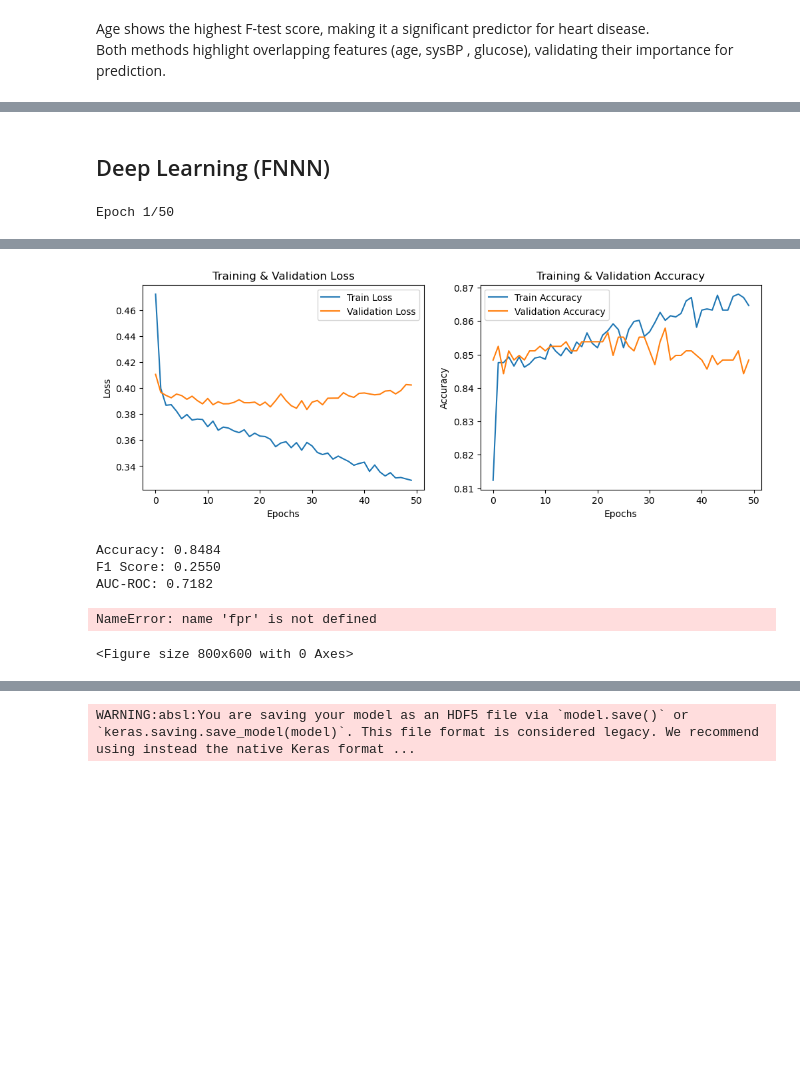
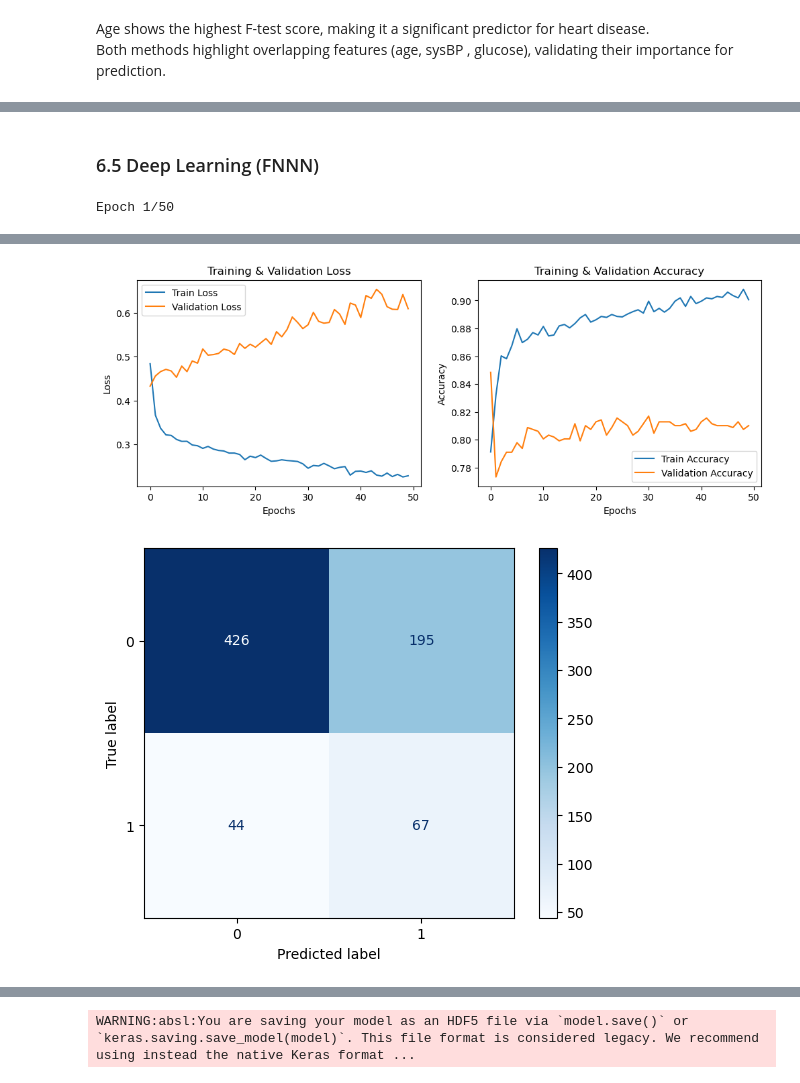
Before and after one commit to fzi2000/Dissertation_HeartDisease, a Jupyter notebook: code/python/Framingham Code.ipynb, the cells around one changed output, grey strips where cells are left out. Saved outputs shown, nothing was run; the diff lists cells and outputs as text; code cells hidden in the pictures; blank space fills up the shorter version.

```diff
--- a/code/python/Framingham Code.ipynb
+++ b/code/python/Framingham Code.ipynb
@@ -316,15 +345,26 @@ Hence, the remaning number of rows is 297.
 # %%
+
 # Separate features and target variable
 X = heart_data.drop(columns=["TenYearCHD"]) #Features
 y = heart_data["TenYearCHD"] # target
 
+
+# Split data into training and testing sets
+X_train, X_test, y_train, y_test = train_test_split(X, y, test_size=0.2, random_state=42, stratify=y)
+
+# Compute class weights dynamically
+class_weights = compute_class_weight("balanced", classes=np.unique(y_train), y=y_train)
+class_weights_dict = {0: class_weights[0], 1: class_weights[1]}
+
+
 # Standardize continuous variables
 scaler = StandardScaler()
-X_scaled = scaler.fit_transform(X)
+X_train = scaler.fit_transform(X_train)
+X_test = scaler.transform(X_test)
+joblib.dump(scaler, "model/scaler_framingham.pkl")
 
-# Split data into training and testing sets
-X_train, X_test, y_train, y_test = train_test_split(X_scaled, y, test_size=0.2, random_state=42, stratify=y)
-joblib.dump(scaler, "model/scaler_framingham.pkl")
+# K-Fold Cross-Validation
+cv = StratifiedKFold(n_splits=5, shuffle=True, random_state=42)
 
 # Output Dataset Shapes
 print("Full Dataset Shape:", X.shape)
@@ -613,27 +1269,13 @@ Decision Tree Rules:
 # %% [markdown]
-## Deep Learning (FNNN)
+### 6.5 Deep Learning (FNNN)
 # %%
-import tensorflow as tf
-from tensorflow.keras.models import Sequential
-from tensorflow.keras.layers import Dense, Dropout, BatchNormalization
-from tensorflow.keras.optimizers import Adam
-from sklearn.metrics import roc_auc_score, f1_score, accuracy_score, roc_curve
-import numpy as np
-import matplotlib.pyplot as plt
-
-import tensorflow as tf
-from tensorflow import keras
-from tensorflow.keras.models import Sequential
-from tensorflow.keras.layers import Dense, Dropout
-from tensorflow.keras.optimizers import Adam
-from sklearn.metrics import roc_auc_score, f1_score, classification_report
-import pandas as pd
-
 # Define the Feedforward Neural Network (FNN) model
 def create_fnn_model(input_shape):
     model = Sequential([
         Dense(128, activation='relu', input_shape=(input_shape,)),
         Dropout(0.2),  # Regularization to prevent overfitting
+        Dense(64, activation='relu'),
+        Dropout(0.2),
         Dense(64, activation='relu'),
         Dropout(0.2),
         Dense(64, activation='relu'),
@@ -703,20 +1345,8 @@ auc_roc_fnn = roc_auc_score(y_test, y_pred_prob)
 
 # Compute ROC Curve
 fpr_fnn, tpr_fnn, _ = roc_curve(y_test, y_pred_prob)
-
-# Print metrics
-print(f"Accuracy: {accuracy_fnn:.4f}")
-print(f"F1 Score: {f1_fnn:.4f}")
-print(f"AUC-ROC: {auc_roc_fnn:.4f}")
-
-# Plot ROC Curve
-plt.figure(figsize=(8, 6))
-plt.plot(fpr, tpr, color='blue', label=f"AUC-ROC = {auc_roc_fnn:.4f}")
-plt.plot([0, 1], [0, 1], linestyle='--', color='gray')  # Diagonal line for reference
-plt.xlabel("False Positive Rate (FPR)")
-plt.ylabel("True Positive Rate (TPR)")
-plt.title("ROC Curve - Feedforward Neural Network (FNN)")
-plt.legend()
+cm_test_fnn = confusion_matrix(y_test, y_pred)
+ConfusionMatrixDisplay(confusion_matrix=cm_test_dt).plot(cmap='Blues')
 plt.show()
 # %% [output]
 Epoch 1/50
@@ -740,6 +1370,2 @@ weighted avg       0.81      0.85      0.82       732
-[figure, old version]
+[figure, new version]
-Accuracy: 0.8484
-F1 Score: 0.2550
-AUC-ROC: 0.7182
-NameError: name 'fpr' is not defined
-<Figure size 800x600 with 0 Axes>
+[figure, added]
```
Also changed, not shown: parts of 47 cells of this notebook.
